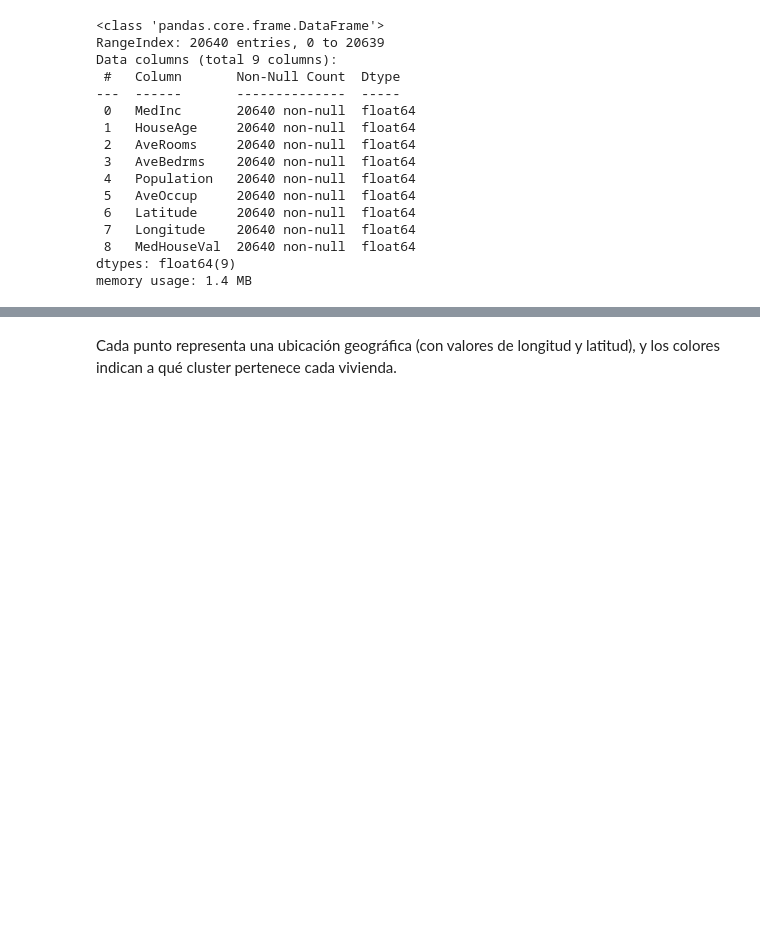
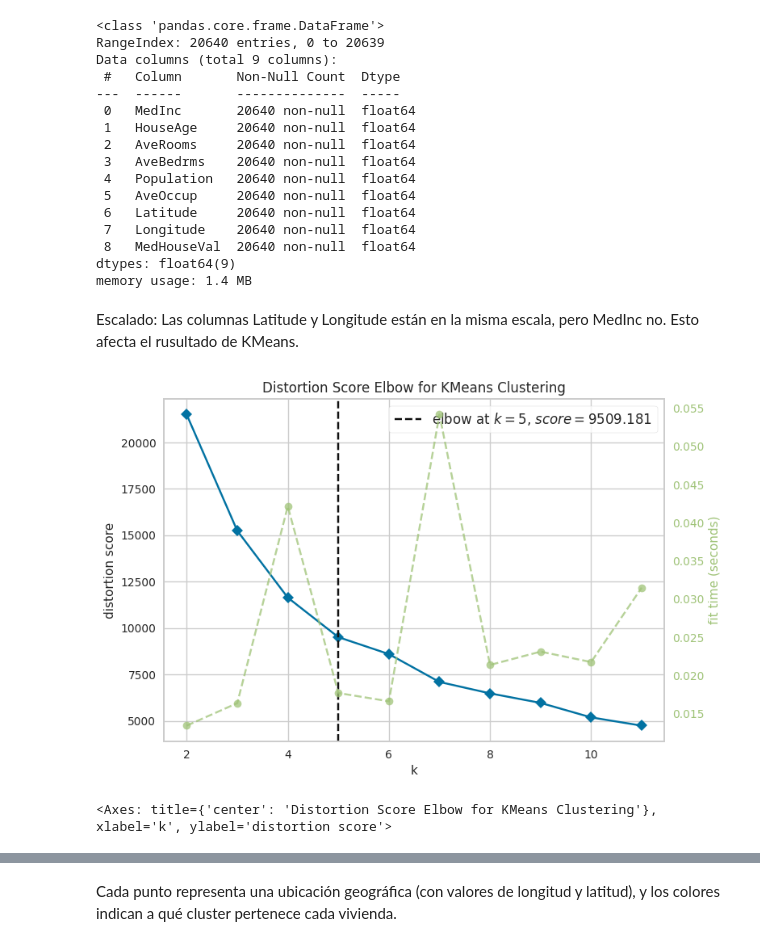
Before and after one commit to 4GeeksAcademy/Jose-Luis-M-Sistema-de-agrupaci-n-de-casas, a Jupyter notebook: src/explore.ipynb, the cells around one changed output, grey strips where cells are left out. Saved outputs shown, nothing was run; the diff lists cells and outputs as text; code cells hidden in the pictures; blank space fills up the shorter version.

```diff
--- a/src/explore.ipynb
+++ b/src/explore.ipynb
@@ -78,3 +81,6 @@ df = df[['Latitude', 'Longitude', 'MedInc']]
 
 # Dividir en train y test (80% train, 20% test)
 train, test = train_test_split(df, test_size=0.2, random_state=42)
+# %% [markdown]
+Escalado:
+Las columnas Latitude y Longitude están en la misma escala, pero MedInc no. Esto afecta el rusultado de KMeans.
@@ -80,0 +90,10 @@ train, test = train_test_split(df, test_size=0.2, random_state=42)
+# %%
+# Visualizar el mejor número de clusters
+plt.rcParams['font.family'] = 'DejaVu Sans' # con esto el codigo puede trabajar con Arial.
+model = KMeans(random_state=42)
+visualizer = KElbowVisualizer(model, k=(2, 12))
+visualizer.fit(train_scaled)
+visualizer.show()
+# %% [output]
+[figure, added]
+<Axes: title={'center': 'Distortion Score Elbow for KMeans Clustering'}, xlabel='k', ylabel='distortion score'>
```
Also changed, not shown: parts of 10 cells of this notebook.
